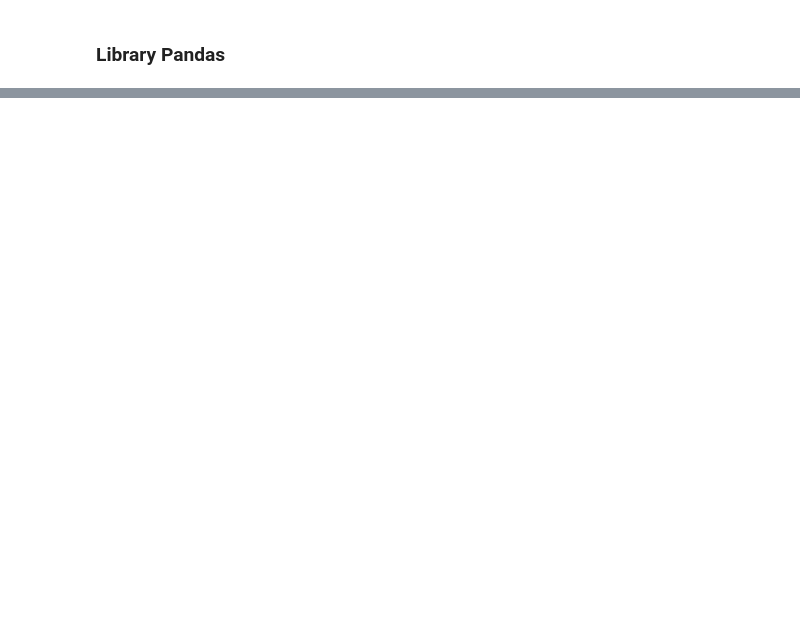
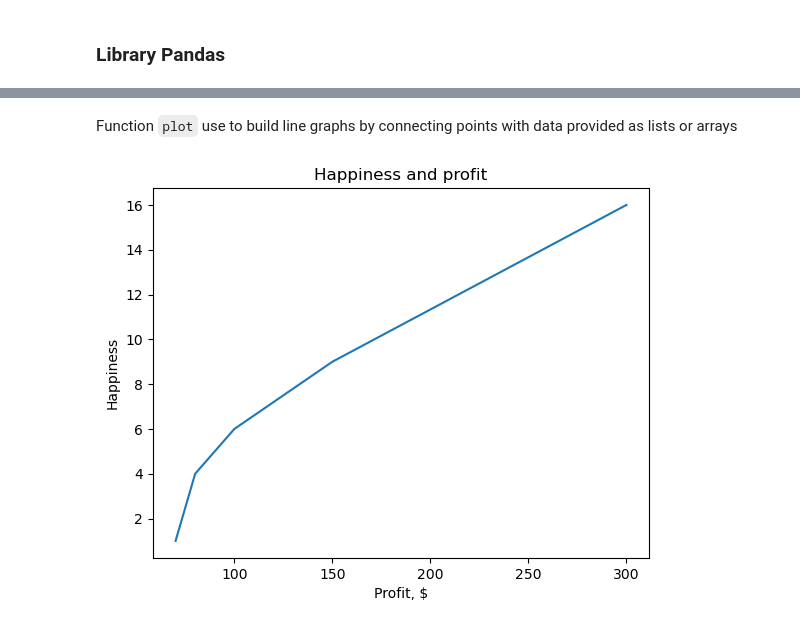
Before and after one commit to tmbekov/gi, a Jupyter notebook: 07DataAnalysis.ipynb, the cells around one changed output, grey strips where cells are left out. Drawn from its saved outputs; the diff is of its cells as text; code cells hidden in the pictures; blank space fills up the shorter version.

```diff
--- a/07DataAnalysis.ipynb
+++ b/07DataAnalysis.ipynb
@@ -22,0 +32,12 @@ df
+# %% [markdown]
+Function `plot` use to build line graphs by connecting points with data provided as lists or arrays
+# %%
+plt.plot([70, 80, 100, 150, 300], [1, 4, 6, 9, 16])
+
+plt.xlabel('Profit, $')
+plt.ylabel('Happiness')
+plt.title('Happiness and profit')
+
+plt.show()
+# %% [output]
+[figure, added]
```
Also changed, not shown: parts of 10 cells of this notebook.
